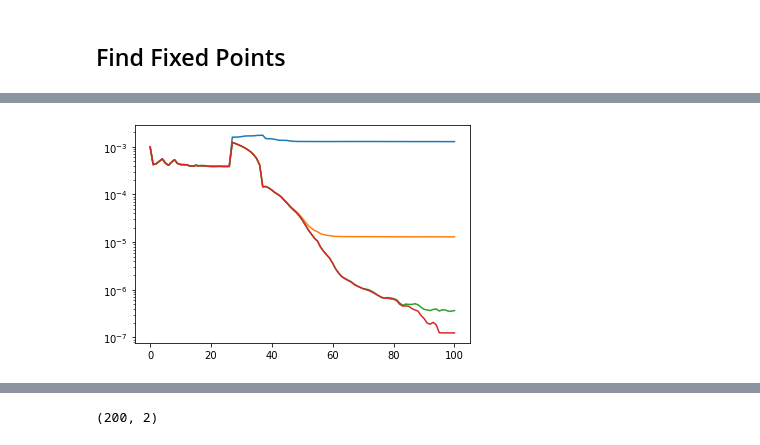
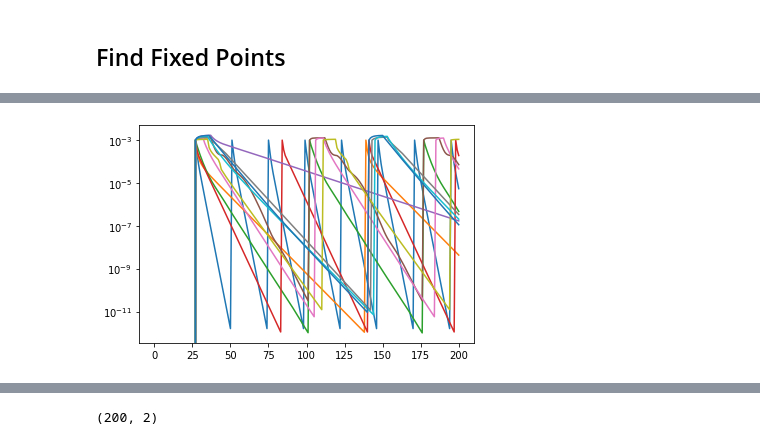
Before and after one commit to Nishant-codex/DDN-public, a Jupyter notebook: DDN_example.ipynb, the cells around one changed output, grey strips where cells are left out. Saved outputs shown, nothing was run; the diff lists cells and outputs as text; code cells hidden in the pictures.

Commit message:
updated with l_exponents for different nets

```diff
--- a/DDN_example.ipynb
+++ b/DDN_example.ipynb
@@ -608,11 +579,11 @@ def plot_evolution(rvals, k_LE, model_name = '', sample_id = 0, title = False, p
 # %% [markdown]
 ## Find Fixed Points
 # %%
-def renormalize(gamma_0, state1, state2, norm_order = 2,count  = 0):
+def renormalize(gamma_0, state1, state2, norm_order = 2, count = 0):
     diff = state2- state1
     state2 = tf.cond(tf.less_equal(tf.linalg.norm(tf.linalg.norm(diff)), 0.0),
-                     lambda: tf.compat.v1.assign(state2[:,0], state1[:,0]+ gamma_0*(tf.ones_like(state2[:,0])/tf.linalg.norm(tf.ones_like(state2[:,0])))),
-                     lambda: tf.compat.v1.assign(state2[:,0], state1[:,0]+ gamma_0*(diff[:,0]/tf.linalg.norm(diff[:,0])))
+                     lambda: tf.compat.v1.assign(state2[:,0], state1[:,0]+ gamma_0*(tf.ones(tf.shape(state1[:,0]),dtype=tf.float64)/tf.linalg.norm(tf.ones(tf.shape(state1[:,0]),dtype=tf.float64)))),
+                     lambda: tf.compat.v1.assign(state2[:,0], state1[:,0]+ gamma_0*(tf.ones(tf.shape(state1[:,0]),dtype=tf.float64)/tf.linalg.norm(tf.ones(tf.shape(state1[:,0]),dtype=tf.float64))))
                     )
                     #  lambda: tf.compat.v1.assign(state2[:,0], state1[:,0]+ gamma_0*(tf.ones_like(state2[:,0])/tf.linalg.norm(tf.ones_like(state2[:,0])))))
 
@@ -638,12 +609,12 @@ def perturb_net(esn_model1, esn_model2, x=None, i=None, pert=None):
 def perturb_net_tf(state1, state2, pert=None):
 
 
-    state2 =  tf.compat.v1.assign(state2[:,0],state1[:,0]+pert*(tf.ones(tf.shape(state1[:,0])))/tf.linalg.norm(tf.ones(tf.shape(state1[:,0]))))
+    state2 =  tf.compat.v1.assign(state2[:,0],state1[:,0]+pert*(tf.ones(tf.shape(state1[:,0]),dtype=tf.float64))/tf.linalg.norm(tf.ones(tf.shape(state1[:,0]),dtype=tf.float64)))
 
     return state1, state2
 
 @tf.function
-def luyapnov_exponents(model1, model2, input, every_k = 1, ord =2,trans=15,pert=1e-5, threshold_prec = 1e-9, N=10):
+def lyapunov_exponents(model1, model2, input, every_k = 1, ord =2,trans=15,pert=1e-5, threshold_prec = 1e-9, N=10):
 
     state1 = model1.cell.A
     state2 = model2.cell.A
@@ -671,8 +642,9 @@ def luyapnov_exponents(model1, model2, input, every_k = 1, ord =2,trans=15,pert=
                 state1,state2 = perturb_net_tf(state1,state2,pert)
                 # state1,state2 = model1.cell.A,model2.cell.A
                 gamma0 = tf.linalg.norm(state1[:,0] - state2[:,0])
-                d_lower = threshold_prec*gamma0
-                d_upper =  round(1/threshold_prec)*gamma0
+                d_lower = 1e-12
+                d_upper =  1e5
+
             response  = tf.cond((tf.greater(tf.linalg.norm(dist), d_upper) or tf.less_equal(tf.linalg.norm(dist), d_lower)), lambda: renormalize(gamma0, state2, state1, norm_order=ord,count=i), lambda: [state1, state2])
             state1  = tf.compat.v1.assign(state1,response[0])
             state2  = tf.compat.v1.assign(state2,response[1])
@@ -755 +722,13 @@ np.linalg.norm(np.array(ref_trajs_esns_dist_clust)[0][0,:,0] - np.array(pert_tra
+# %%
+best_nets_ESN_dist_decay_net_wide_vals                   = return_lyapunov_exp(best_nets_ESN_dist_decay_net_wide_dict[0]                  ,200)
+best_nets_ESN_dist_decay_per_cluster_vals                = return_lyapunov_exp(best_nets_ESN_dist_decay_per_cluster_dict[0]               ,200)
+best_nets_ESN_fixed_decay_net_wide_vals                  = return_lyapunov_exp(best_nets_ESN_fixed_decay_net_wide_dict[0]                 ,200)
+best_nets_ESN_fixed_decay_per_cluster_vals               = return_lyapunov_exp(best_nets_ESN_fixed_decay_per_cluster_dict[0]              ,200)
+best_nets_DDN_dist_decay_net_wide_vals                   = return_lyapunov_exp(best_nets_DDN_dist_decay_net_wide_dict[0]                  ,200)
+best_nets_DDN_fixed_decay_net_wide_vals                  = return_lyapunov_exp(best_nets_DDN_fixed_decay_net_wide_dict[0]                 ,200)
+best_nets_DDN_dist_decay_per_cluster_vals                = return_lyapunov_exp(best_nets_DDN_dist_decay_per_cluster_dict[0]               ,200)
+best_nets_DDN_fixed_decay_per_cluster_vals               = return_lyapunov_exp(best_nets_DDN_fixed_decay_per_cluster_dict[0]              ,200)
+best_nets_DDN_dist_decay_net_wide_fixed_delays_vals      = return_lyapunov_exp(best_nets_DDN_dist_decay_net_wide_fixed_delays_dict[0]     ,200)
+best_nets_DDN_dist_decay_per_cluster_fixed_delays_vals   = return_lyapunov_exp(best_nets_DDN_dist_decay_per_cluster_fixed_delays_dict[0]  ,200)
+best_nets_DDN_fixed_decay_per_cluster_fixed_delays_vals  = return_lyapunov_exp(best_nets_DDN_fixed_decay_per_cluster_fixed_delays_dict[0] ,200)
 # %%
@@ -776,11 +750,17 @@ plt.plot(np.array(diff_esns_dist_clust[:]).T)
 # %%
-plt.plot(np.vstack(diff_esns_dist_clust).T)
-# plt.hlines(gamma0,0,75)
-# plt.vlines(25,)
-# plt.hlines(gamma0*threshold,0,100,colors='red')
-# plt.hlines(gamma0*(1/threshold),0,100,colors='red')
+
+plt.plot(best_nets_ESN_dist_decay_net_wide_vals[1][0]                 ,label='ESN_dist_decay_net_wide')
+plt.plot(best_nets_ESN_dist_decay_per_cluster_vals[1][0]              ,label='ESN_dist_decay_per_cluster')
+plt.plot(best_nets_ESN_fixed_decay_net_wide_vals[1][0]                ,label='ESN_fixed_decay_net_wide')
+plt.plot(best_nets_ESN_fixed_decay_per_cluster_vals[1][0]             ,label='ESN_fixed_decay_per_cluster')
+plt.plot(best_nets_DDN_dist_decay_net_wide_vals[1][0]                 ,label='DDN_dist_decay_net_wide')
+plt.plot(best_nets_DDN_fixed_decay_net_wide_vals[1][0]                ,label='DDN_fixed_decay_net_wide')
+plt.plot(best_nets_DDN_dist_decay_per_cluster_vals[1][0]              ,label='DDN_dist_decay_per_cluster')
+plt.plot(best_nets_DDN_fixed_decay_per_cluster_vals[1][0]             ,label='DDN_fixed_decay_per_cluster')
+plt.plot(best_nets_DDN_dist_decay_net_wide_fixed_delays_vals[1][0]    ,label='DDN_dist_decay_net_wide_fixed_delays')
+plt.plot(best_nets_DDN_dist_decay_per_cluster_fixed_delays_vals[1][0] ,label='DDN_dist_decay_per_cluster_fixed_delays')
+plt.plot(best_nets_DDN_fixed_decay_per_cluster_fixed_delays_vals[1][0],label='DDN_fixed_decay_per_cluster_fixed_delays')
 plt.yscale('log')
 plt.show()
-# plt.plot(np.array(exp_ddns_fixed_net_dict))
 # %% [output]
-[figure, old version]
+[figure, new version]
```
Also changed, not shown: parts of 15 cells of this notebook, 1 other file.
